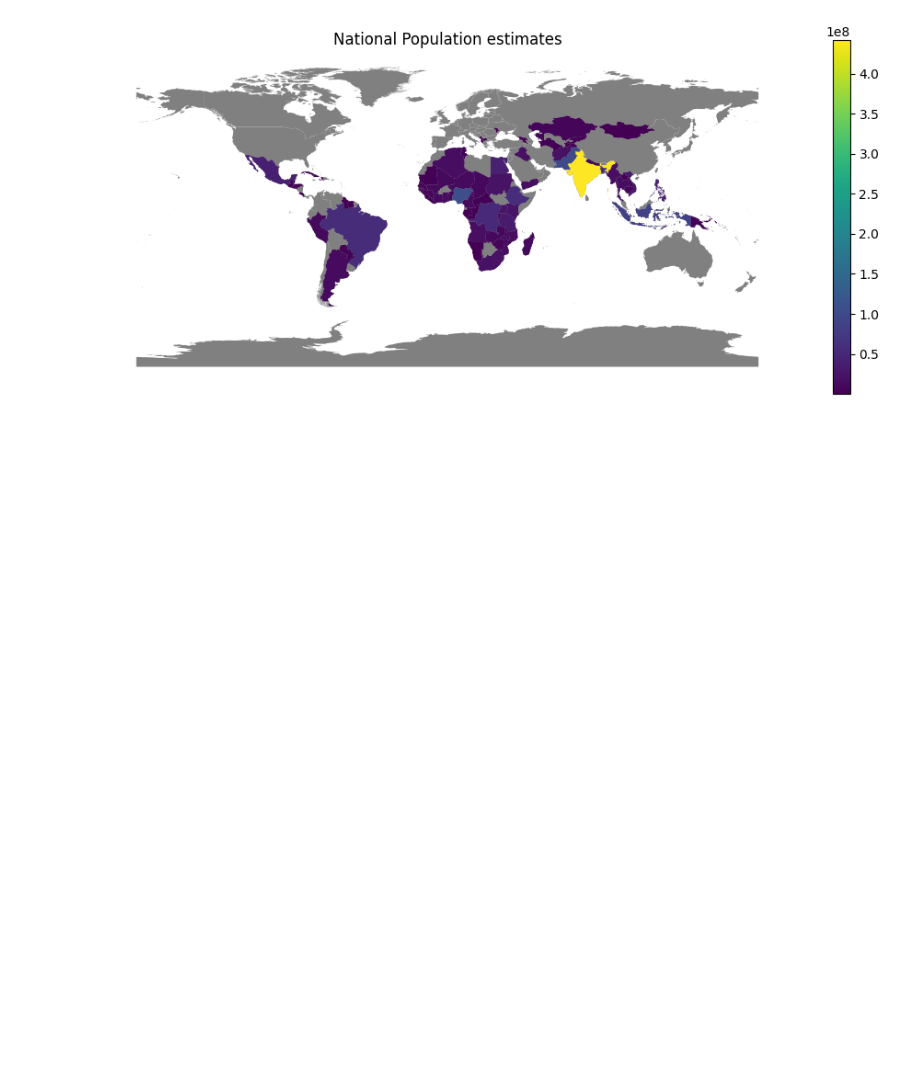
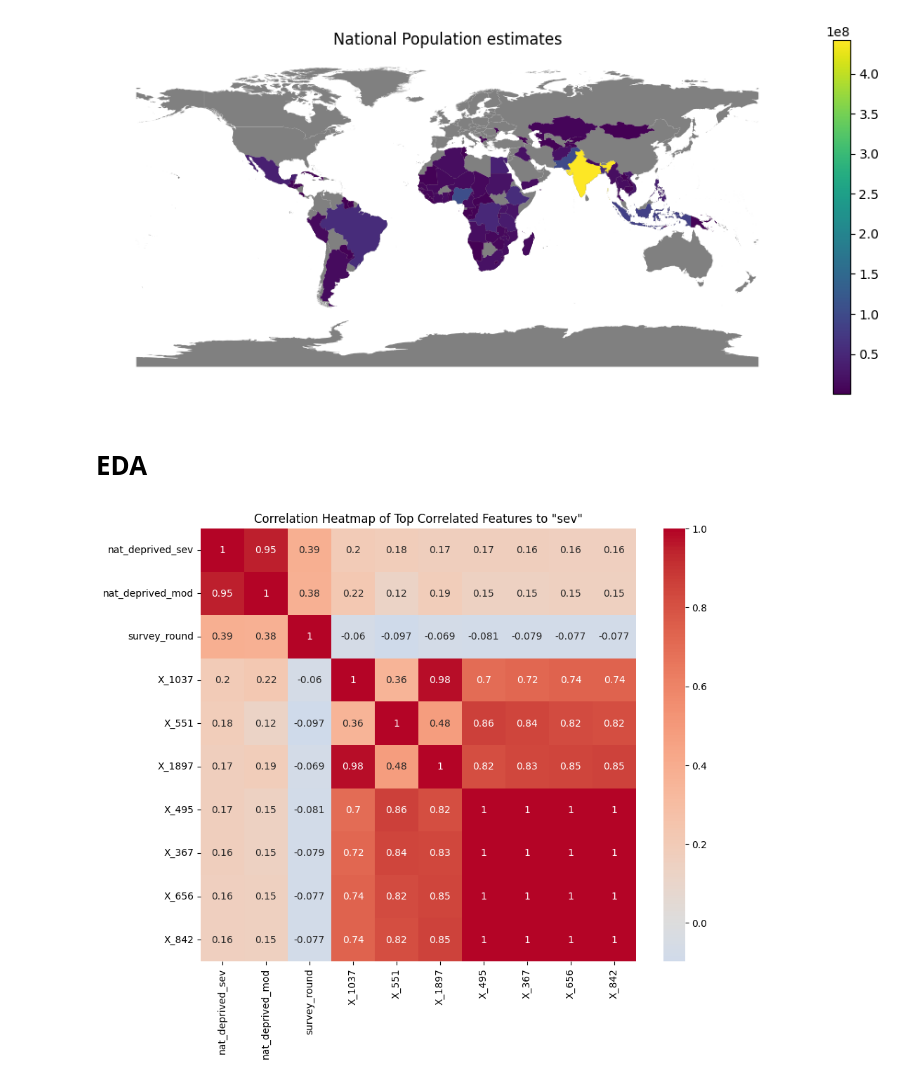
Before and after one commit to marinavicini/child_poverty_iraq, a Jupyter notebook: notebooks/1.0_mv_load-adm0-data.ipynb, the cells around one changed output. Cells and saved outputs as stored; diff of their text form; code cells hidden in the pictures; blank space fills up the shorter version.

Commit message:
load adm0 data

```diff
--- a/notebooks/1.0_mv_load-adm0-data.ipynb
+++ b/notebooks/1.0_mv_load-adm0-data.ipynb
@@ -107,3 +101,26 @@ plt.axis('off')
 plt.show()
 # %% [output]
 [figure]
+# %% [markdown]
+# EDA
+# %%
+# Calculate the correlation matrix
+correlation_matrix = adm0.drop(columns=['countrycode', 'survey', 'shapeGroup', 'geometry']).corr()
+
+# Get the correlation of each feature with 'sev' and sort them in descending order
+most_correlated_features = correlation_matrix['nat_deprived_sev'].sort_values(ascending=False)
+
+# Select the top N correlated features
+num_features = 10  # Change this number as needed
+top_features = most_correlated_features[:num_features]
+
+# Create a subset DataFrame with the top correlated features
+subset_data = adm0[top_features.index]
+# %%
+# Create a correlation heatmap for the subset of features
+plt.figure(figsize=(10, 8))
+sns.heatmap(subset_data.corr(), annot=True, cmap='coolwarm', center=0)
+plt.title('Correlation Heatmap of Top Correlated Features to "sev"')
+plt.show()
+# %% [output]
+[figure, added]
```
Also changed, not shown: parts of 16 cells of this notebook, 4 other files.
